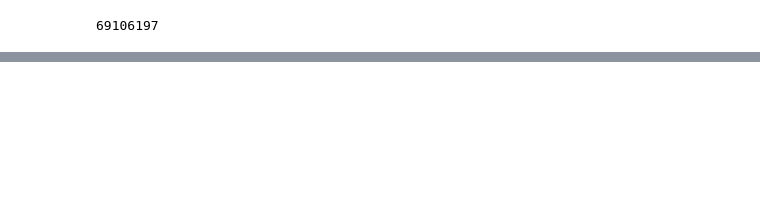
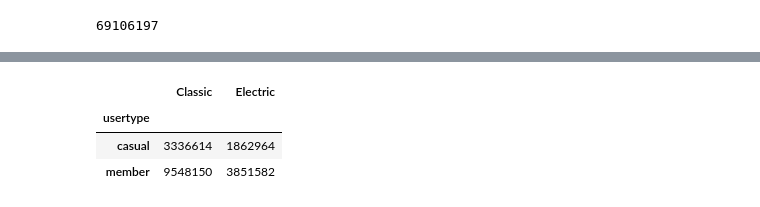
Before and after one commit to clawson13/citi-bike-challenge, a Jupyter notebook: CitiBike_data_launch.ipynb, the cells around one changed output, grey strips where cells are left out. Drawn from its saved outputs; the diff is of its cells as text; code cells hidden in the pictures; blank space fills up the shorter version.

```diff
--- a/CitiBike_data_launch.ipynb
+++ b/CitiBike_data_launch.ipynb
@@ -191,0 +167,18 @@ df.tail()
+# %%
+df_by_ride = df[(df['rideable_type'] == 'classic_bike') | (df['rideable_type'] == 'electric_bike')]
+# %%
+df_grouped_user = df_by_ride.groupby([df['usertype']])
+# %%
+classic_rides = df_grouped_user['rideable_type'].apply(lambda x: (x=='classic_bike').sum())
+electric_rides = df_grouped_user['rideable_type'].apply(lambda x: (x=='electric_bike').sum())
+# %%
+rides_summary = pd.DataFrame({
+    'Classic': classic_rides,
+    'Electric': electric_rides
+    })
+rides_summary
+# %% [output]
+|  | Classic | Electric |
+| usertype |  |  |
+| casual | 3336614 | 1862964 |
+| member | 9548150 | 3851582 |
```
Also changed, not shown: parts of 28 cells of this notebook, 4 other files.
